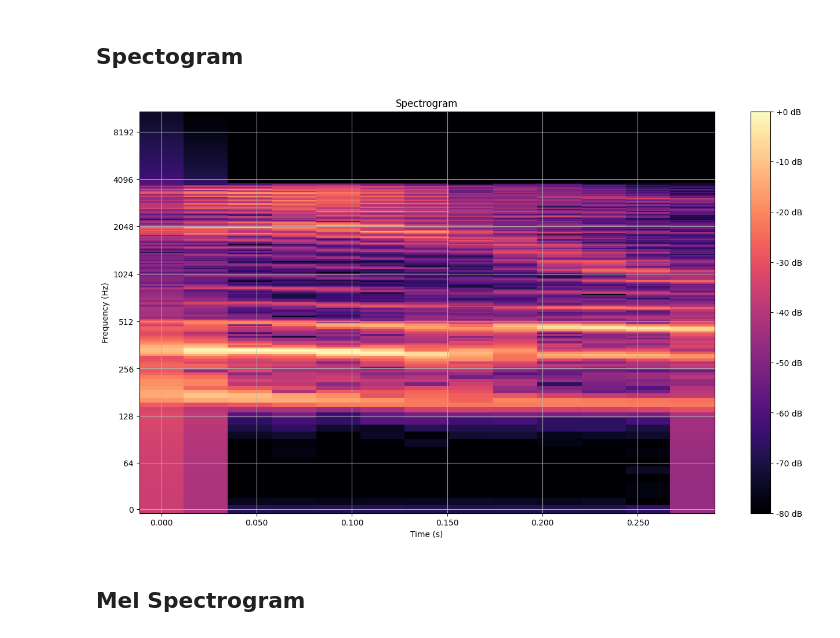
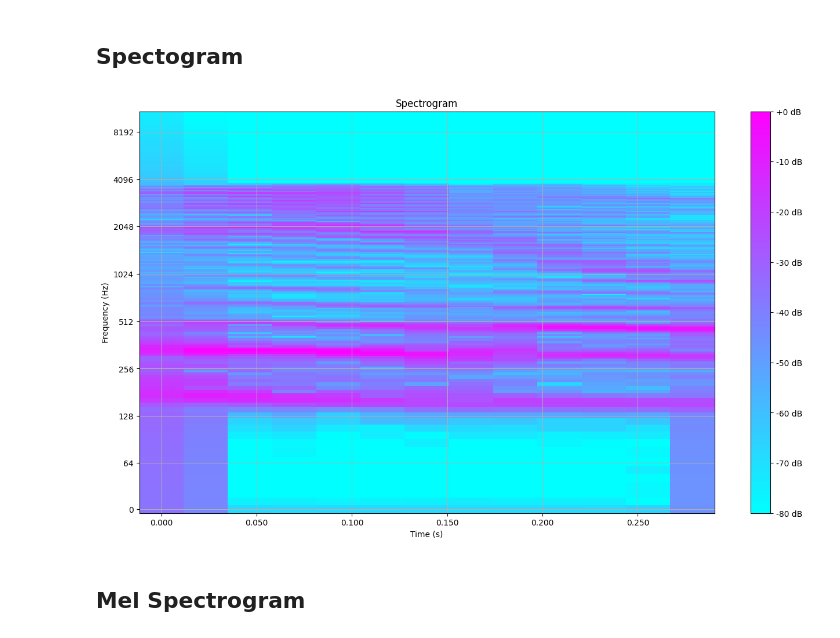
Before and after one commit to dilne/Ultimate-Audio-Dataset-DL-Processor, a Jupyter notebook: Ultimate Audio Dataset DL Processor.ipynb, the cells around one changed output. Saved outputs shown, nothing was run; the diff lists cells and outputs as text; code cells hidden in the pictures.

```diff
--- a/Ultimate Audio Dataset DL Processor.ipynb
+++ b/Ultimate Audio Dataset DL Processor.ipynb
@@ -51,18 +51,18 @@ plt.show()
 # %%
 y, sr = librosa.load(file_path)
 
 D = librosa.amplitude_to_db(np.abs(librosa.stft(y)), ref=np.max)
 
 plt.figure(figsize=(16, 9))
-img = librosa.display.specshow(D, sr=sr, x_axis='time', y_axis='log')
+img = librosa.display.specshow(D, sr=sr, x_axis='time', y_axis='log', cmap='cool')
 plt.colorbar(img, format='%+2.0f dB')
 plt.title('Spectrogram')
 plt.xlabel('Time (s)')
 plt.ylabel('Frequency (Hz)')
 plt.grid(True)
 plt.show()
 # %% [output]
-[figure, old version]
+[figure, new version]
 # %% [markdown]
 ## Mel Spectrogram
 # %% [markdown]
```
Also changed, not shown: parts of 3 cells of this notebook.
